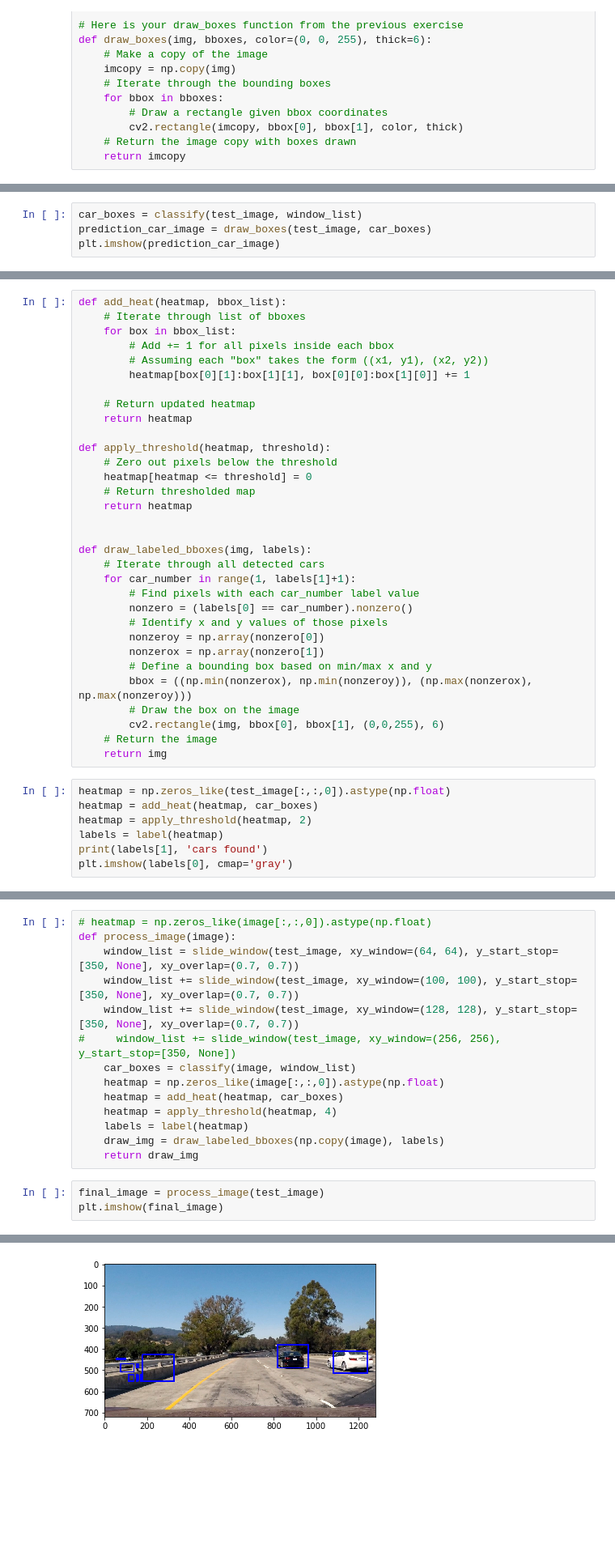
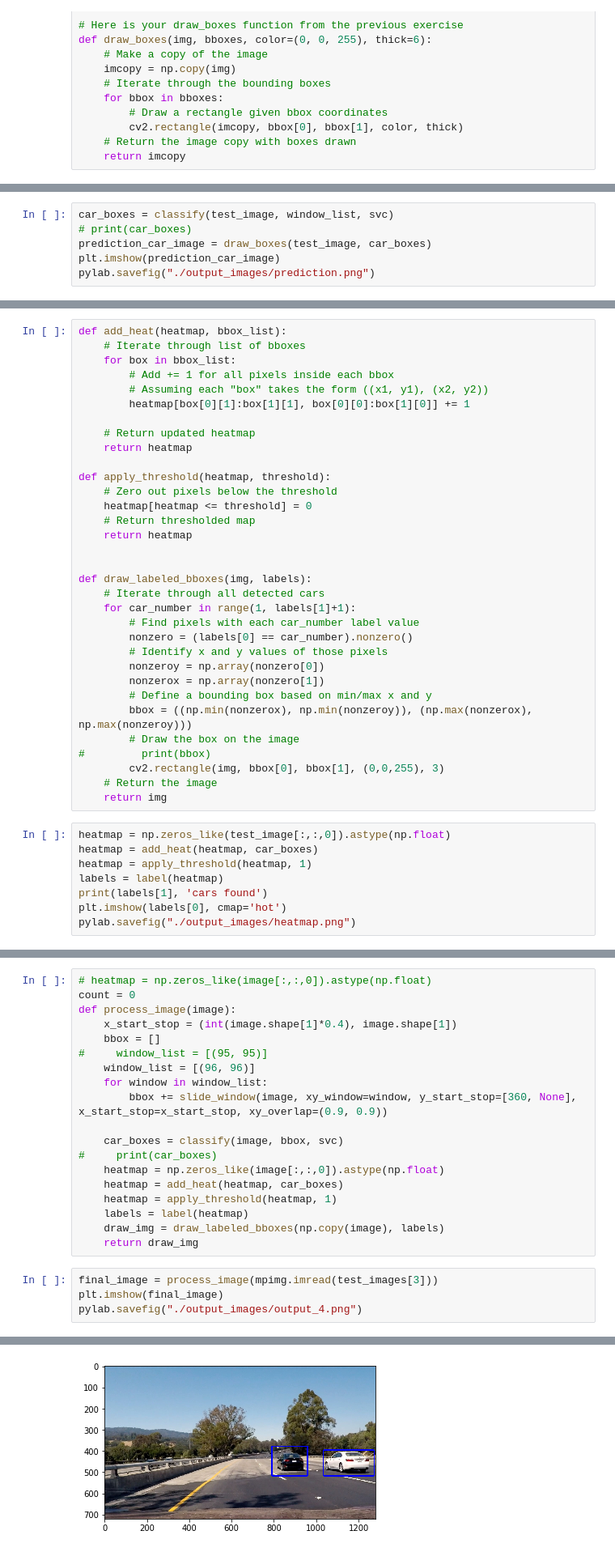
Before and after one commit to shrimalmadhur/SDC-udacity, a Jupyter notebook: CarND-Vehicle-Detection/Vehicle-Detection.ipynb, the cells around one changed output, grey strips where cells are left out. Shown at 81% size. Cells and saved outputs as stored; diff of their text form; blank space fills up the shorter version.

```diff
--- a/CarND-Vehicle-Detection/Vehicle-Detection.ipynb
+++ b/CarND-Vehicle-Detection/Vehicle-Detection.ipynb
@@ -317,7 +331,9 @@ def classify(img, bboxes):
 
     return predict_car_list
 # %%
-car_boxes = classify(test_image, window_list)
+car_boxes = classify(test_image, window_list, svc)
+# print(car_boxes)
 prediction_car_image = draw_boxes(test_image, car_boxes)
 plt.imshow(prediction_car_image)
+pylab.savefig("./output_images/prediction.png")
 # %% [output]
@@ -352,14 +367,16 @@ def draw_labeled_bboxes(img, labels):
         # Define a bounding box based on min/max x and y
         bbox = ((np.min(nonzerox), np.min(nonzeroy)), (np.max(nonzerox), np.max(nonzeroy)))
         # Draw the box on the image
-        cv2.rectangle(img, bbox[0], bbox[1], (0,0,255), 6)
+#         print(bbox)
+        cv2.rectangle(img, bbox[0], bbox[1], (0,0,255), 3)
     # Return the image
     return img
 # %%
 heatmap = np.zeros_like(test_image[:,:,0]).astype(np.float)
 heatmap = add_heat(heatmap, car_boxes)
-heatmap = apply_threshold(heatmap, 2)
+heatmap = apply_threshold(heatmap, 1)
 labels = label(heatmap)
 print(labels[1], 'cars found')
-plt.imshow(labels[0], cmap='gray')
+plt.imshow(labels[0], cmap='hot')
+pylab.savefig("./output_images/heatmap.png")
 # %% [output]
@@ -376,18 +394,24 @@ plt.imshow(draw_img)
 # %%
 # heatmap = np.zeros_like(image[:,:,0]).astype(np.float)
+count = 0
 def process_image(image):
-    window_list = slide_window(test_image, xy_window=(64, 64), y_start_stop=[350, None], xy_overlap=(0.7, 0.7))
-    window_list += slide_window(test_image, xy_window=(100, 100), y_start_stop=[350, None], xy_overlap=(0.7, 0.7))
-    window_list += slide_window(test_image, xy_window=(128, 128), y_start_stop=[350, None], xy_overlap=(0.7, 0.7))
-#     window_list += slide_window(test_image, xy_window=(256, 256), y_start_stop=[350, None])
-    car_boxes = classify(image, window_list)
+    x_start_stop = (int(image.shape[1]*0.4), image.shape[1])
+    bbox = []
+#     window_list = [(95, 95)]
+    window_list = [(96, 96)]
+    for window in window_list:
+        bbox += slide_window(image, xy_window=window, y_start_stop=[360, None], x_start_stop=x_start_stop, xy_overlap=(0.9, 0.9))
+
+    car_boxes = classify(image, bbox, svc)
+#     print(car_boxes)
     heatmap = np.zeros_like(image[:,:,0]).astype(np.float)
     heatmap = add_heat(heatmap, car_boxes)
-    heatmap = apply_threshold(heatmap, 4)
+    heatmap = apply_threshold(heatmap, 1)
     labels = label(heatmap)
     draw_img = draw_labeled_bboxes(np.copy(image), labels)
     return draw_img
 # %%
-final_image = process_image(test_image)
+final_image = process_image(mpimg.imread(test_images[3]))
 plt.imshow(final_image)
+pylab.savefig("./output_images/output_4.png")
 # %% [output]
@@ -395,4 +418,4 @@ plt.imshow(final_image)
-[figure, old version]
+[figure, new version]
 # %%
 # Import everything needed to edit/save/watch video clips
 from moviepy.editor import VideoFileClip
```
Also changed, not shown: parts of 16 cells of this notebook, 10 other files.
